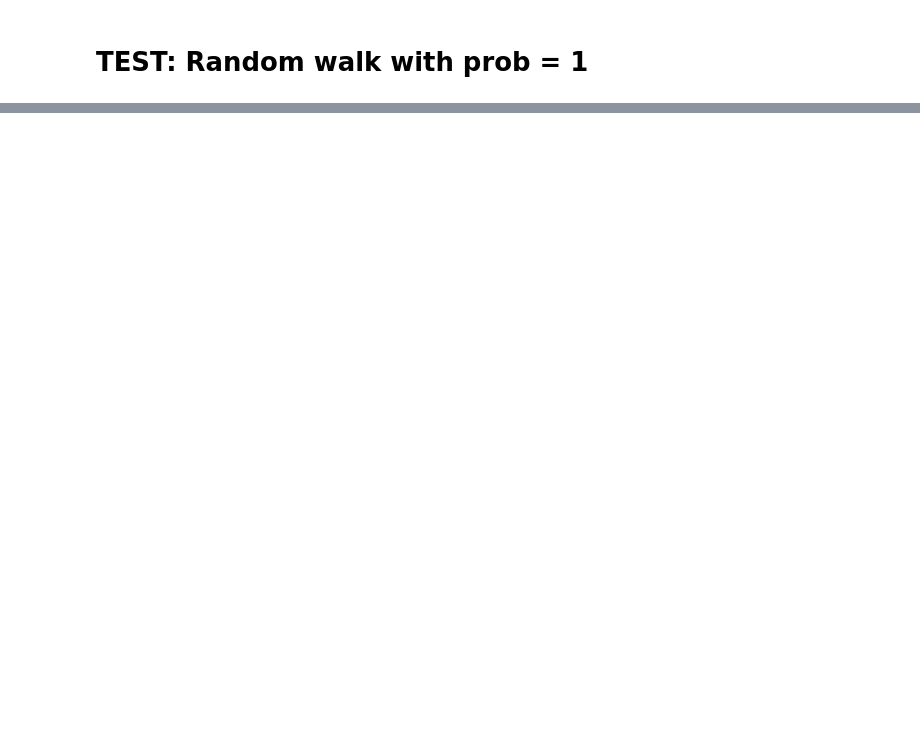
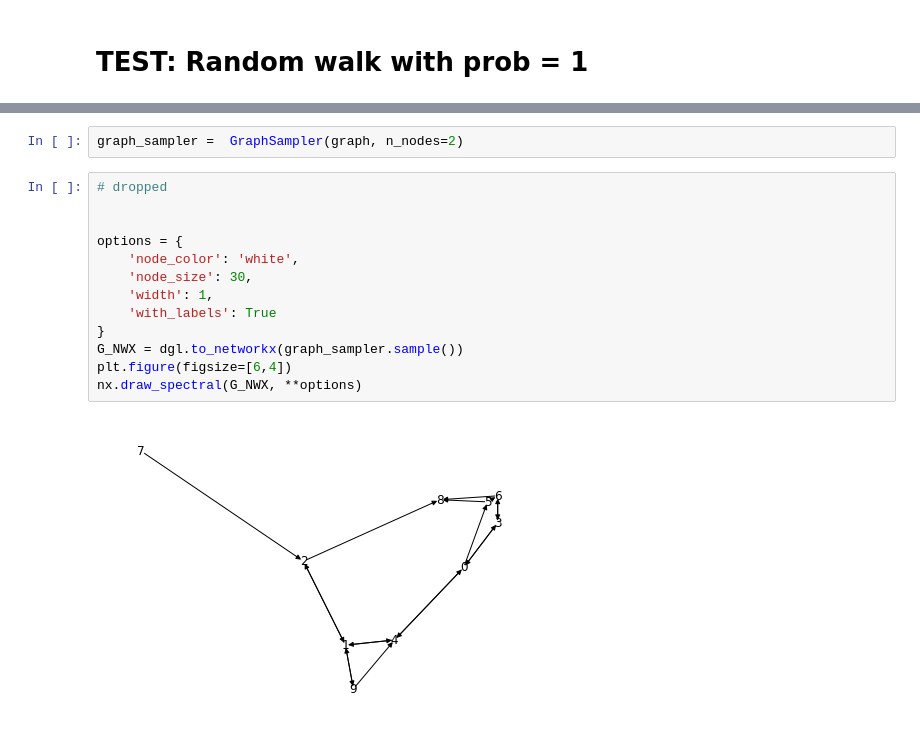
Before and after one commit to CampanulaBells/GGD-Anomaly-Detection, a Jupyter notebook: test_sample_graph.ipynb, the cells around one changed output, grey strips where cells are left out. Drawn from its saved outputs; the diff is of its cells as text; blank space fills up the shorter version.

```diff
--- a/test_sample_graph.ipynb
+++ b/test_sample_graph.ipynb
@@ -119,0 +289,17 @@ plt.savefig("Random Sampling with restart_ratio=1", dpi=400)
+# %%
+graph_sampler =  GraphSampler(graph, n_nodes=2)
+# %%
+# dropped
+
+
+options = {
+    'node_color': 'white',
+    'node_size': 30,
+    'width': 1,
+    'with_labels': True
+}
+G_NWX = dgl.to_networkx(graph_sampler.sample())
+plt.figure(figsize=[6,4])
+nx.draw_spectral(G_NWX, **options)
+# %% [output]
+[figure, added]
```
Also changed, not shown: parts of 17 cells of this notebook, 3 other files.
